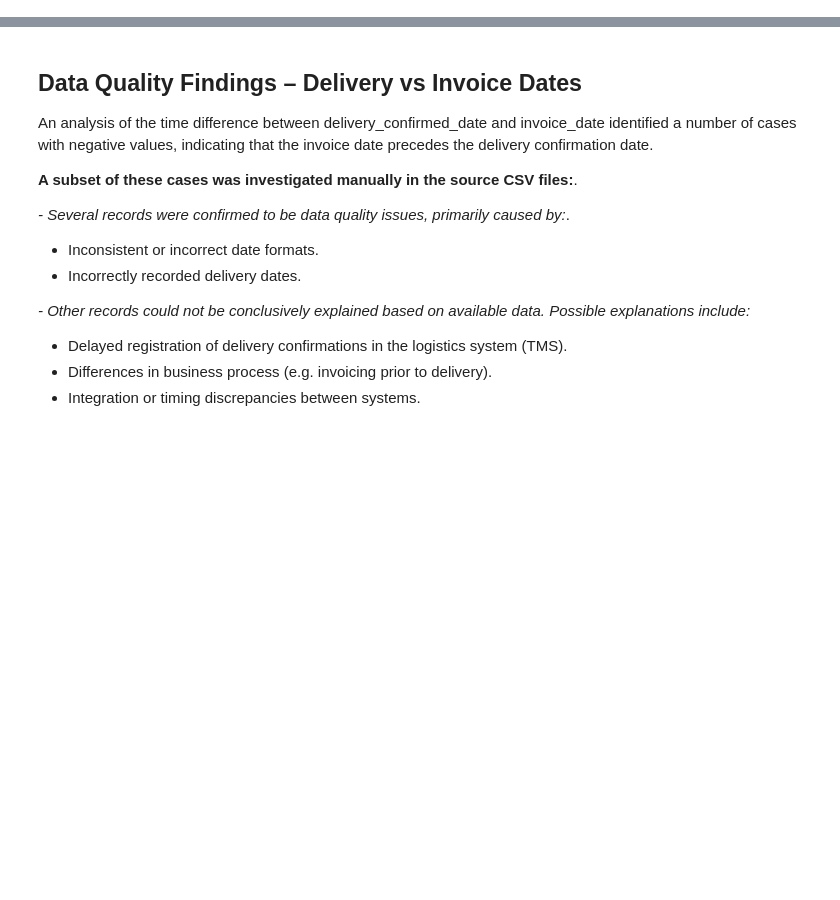
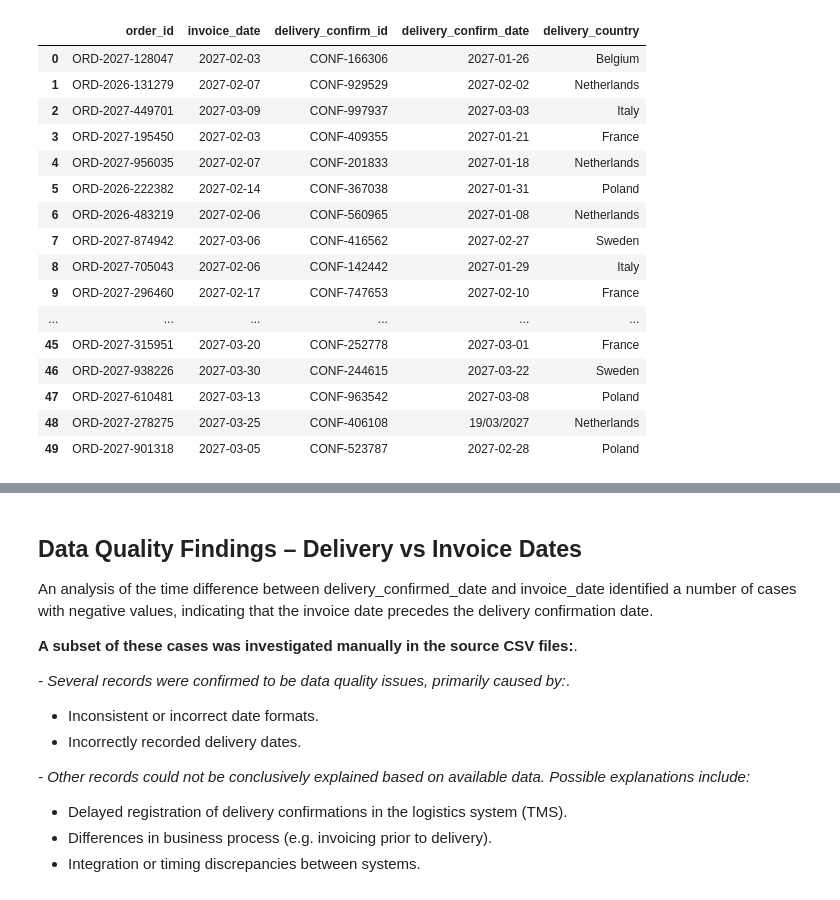
Before and after one commit to dargys/PythonExamen, a Jupyter notebook: GroupPresentation1.ipynb, the cells around one changed output, grey strips where cells are left out. Cells and saved outputs as stored; diff of their text form; code cells hidden in the pictures; blank space fills up the shorter version.

```diff
--- a/GroupPresentation1.ipynb
+++ b/GroupPresentation1.ipynb
@@ -53,3 +157,24 @@ df = invoice_order.merge(
     on="order_id",
     how="left"
 )
+# %%
+# Check for the results after joining the datasets.
+df
+# %% [output]
+|  | order_id | invoice_date | delivery_confirm_id | delivery_confirm_date | delivery_country |
+| 0 | ORD-2027-128047 | 2027-02-03 | CONF-166306 | 2027-01-26 | Belgium |
+| 1 | ORD-2026-131279 | 2027-02-07 | CONF-929529 | 2027-02-02 | Netherlands |
+| 2 | ORD-2027-449701 | 2027-03-09 | CONF-997937 | 2027-03-03 | Italy |
+| 3 | ORD-2027-195450 | 2027-02-03 | CONF-409355 | 2027-01-21 | France |
+| 4 | ORD-2027-956035 | 2027-02-07 | CONF-201833 | 2027-01-18 | Netherlands |
+| 5 | ORD-2026-222382 | 2027-02-14 | CONF-367038 | 2027-01-31 | Poland |
+| 6 | ORD-2026-483219 | 2027-02-06 | CONF-560965 | 2027-01-08 | Netherlands |
+| 7 | ORD-2027-874942 | 2027-03-06 | CONF-416562 | 2027-02-27 | Sweden |
+| 8 | ORD-2027-705043 | 2027-02-06 | CONF-142442 | 2027-01-29 | Italy |
+| 9 | ORD-2027-296460 | 2027-02-17 | CONF-747653 | 2027-02-10 | France |
+| ... | ... | ... | ... | ... | ... |
+| 45 | ORD-2027-315951 | 2027-03-20 | CONF-252778 | 2027-03-01 | France |
+| 46 | ORD-2027-938226 | 2027-03-30 | CONF-244615 | 2027-03-22 | Sweden |
+| 47 | ORD-2027-610481 | 2027-03-13 | CONF-963542 | 2027-03-08 | Poland |
+| 48 | ORD-2027-278275 | 2027-03-25 | CONF-406108 | 19/03/2027 | Netherlands |
+| 49 | ORD-2027-901318 | 2027-03-05 | CONF-523787 | 2027-02-28 | Poland |
```
Also changed, not shown: parts of 19 cells of this notebook, 3 other files.
